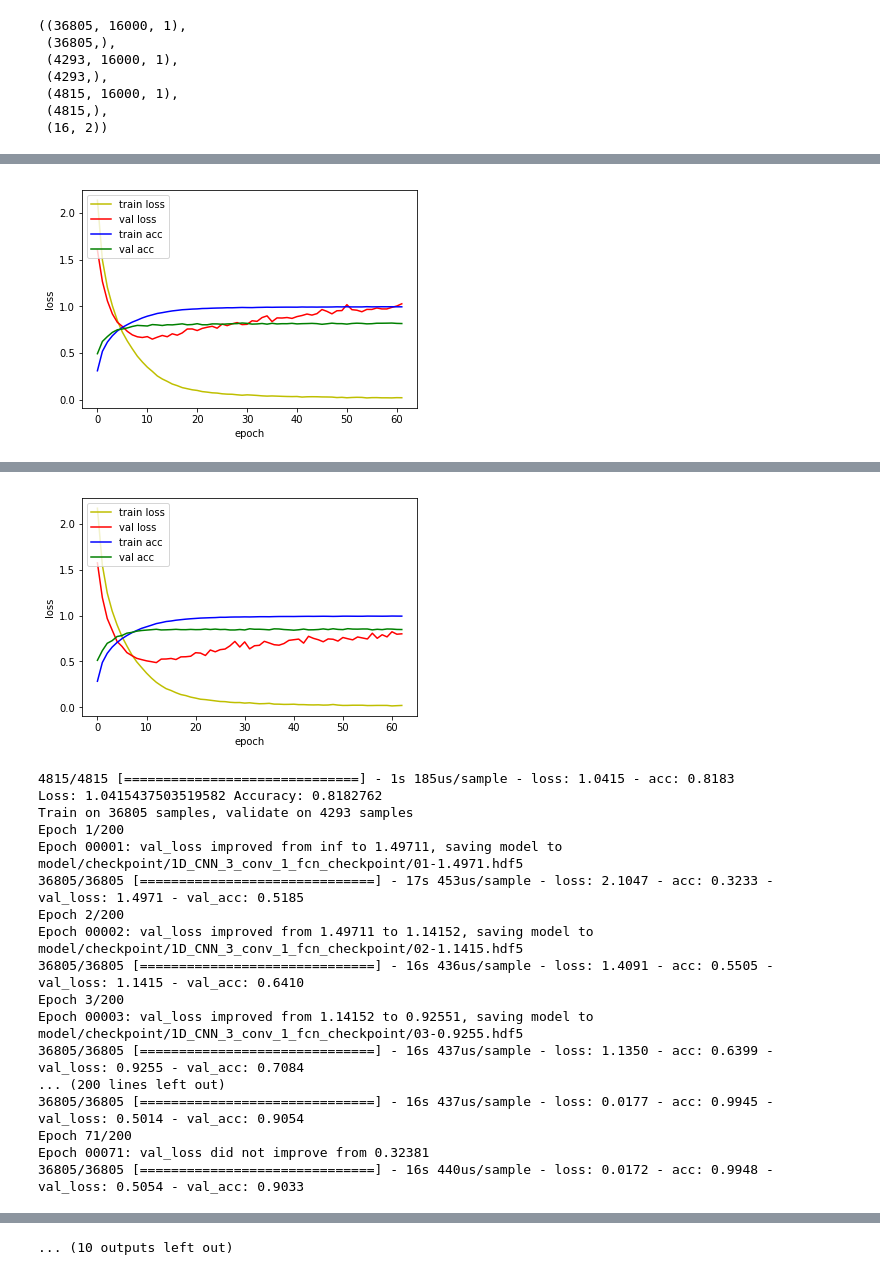
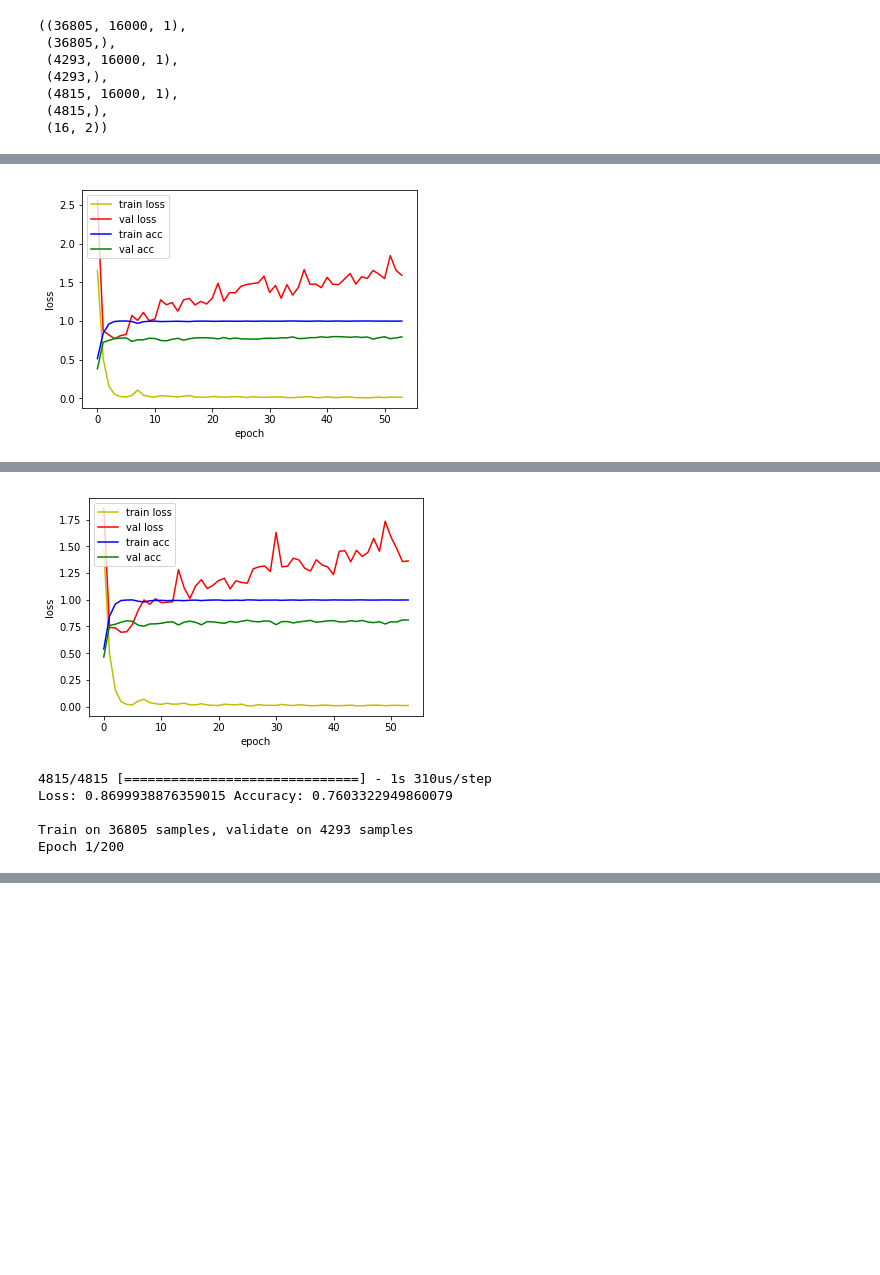
Before and after one commit to BbChip0103/sf_word_recog_research, a Jupyter notebook: from_professor/train_1d_cnn_BN_no_drop.ipynb, the cells around one changed output, grey strips where cells are left out. Saved outputs shown, nothing was run; the diff lists cells and outputs as text; code cells hidden in the pictures; blank space fills up the shorter version.

```diff
--- a/from_professor/train_1d_cnn_BN_no_drop.ipynb
+++ b/from_professor/train_1d_cnn_BN_no_drop.ipynb
@@ -98,7 +98,7 @@ def build_batchnorm_cnn_no_do(conv_num=1, fcn_num=1):
 # model = build_cnn(conv_num=3, fcn_num=1)
 # model.summary()
 # %%
-for i in range(1, 5):
+for i in range(1, 6):
     for j in range(1, 3):
         model = build_batchnorm_cnn_no_do(conv_num=i, fcn_num=j)
 #         model.summary()
@@ -115,7 +115,8 @@ for i in range(1, 5):
         hist = model.fit(x_train_abs, y_train_onehot, batch_size=64, epochs=200,
                          validation_data=[x_val_abs, y_val_onehot], shuffle=True,
                          callbacks = [checkpointer, early_stopping])
-
+        print()
+        print('{} Conv {} FCN Model'.format(i, j))
         fig, ax = plt.subplots()
         ax.plot(hist.history['loss'], 'y', label='train loss')
         ax.plot(hist.history['val_loss'], 'r', label='val loss')
@@ -198 +199 @@ Epoch 00062: val_loss did not improve from 0.64773
-[figure, old version]
+[figure, new version]
@@ -216,18 +217,6 @@ Epoch 00063: val_loss did not improve from 0.48713
-[figure, old version]
+[figure, new version]
-4815/4815 [==============================] - 1s 185us/sample - loss: 1.0415 - acc: 0.8183
-Loss: 1.0415437503519582 Accuracy: 0.8182762
+4815/4815 [==============================] - 1s 310us/step
+Loss: 0.8699938876359015 Accuracy: 0.7603322949860079
+
 Train on 36805 samples, validate on 4293 samples
 Epoch 1/200
-Epoch 00001: val_loss improved from inf to 1.49711, saving model to model/checkpoint/1D_CNN_3_conv_1_fcn_checkpoint/01-1.4971.hdf5
-36805/36805 [==============================] - 17s 453us/sample - loss: 2.1047 - acc: 0.3233 - val_loss: 1.4971 - val_acc: 0.5185
-Epoch 2/200
-Epoch 00002: val_loss improved from 1.49711 to 1.14152, saving model to model/checkpoint/1D_CNN_3_conv_1_fcn_checkpoint/02-1.1415.hdf5
-36805/36805 [==============================] - 16s 436us/sample - loss: 1.4091 - acc: 0.5505 - val_loss: 1.1415 - val_acc: 0.6410
-Epoch 3/200
-Epoch 00003: val_loss improved from 1.14152 to 0.92551, saving model to model/checkpoint/1D_CNN_3_conv_1_fcn_checkpoint/03-0.9255.hdf5
-36805/36805 [==============================] - 16s 437us/sample - loss: 1.1350 - acc: 0.6399 - val_loss: 0.9255 - val_acc: 0.7084
-... (200 lines left out)
-36805/36805 [==============================] - 16s 437us/sample - loss: 0.0177 - acc: 0.9945 - val_loss: 0.5014 - val_acc: 0.9054
-Epoch 71/200
-Epoch 00071: val_loss did not improve from 0.32381
-36805/36805 [==============================] - 16s 440us/sample - loss: 0.0172 - acc: 0.9948 - val_loss: 0.5054 - val_acc: 0.9033
@@ -253,4 +226,3 @@ Epoch 00072: val_loss did not improve from 0.30373
-... (10 outputs left out)
 # %%
 for i in range(1, 6):
     for j in range(1, 3):
```
Also changed, not shown: parts of 2 cells of this notebook.
